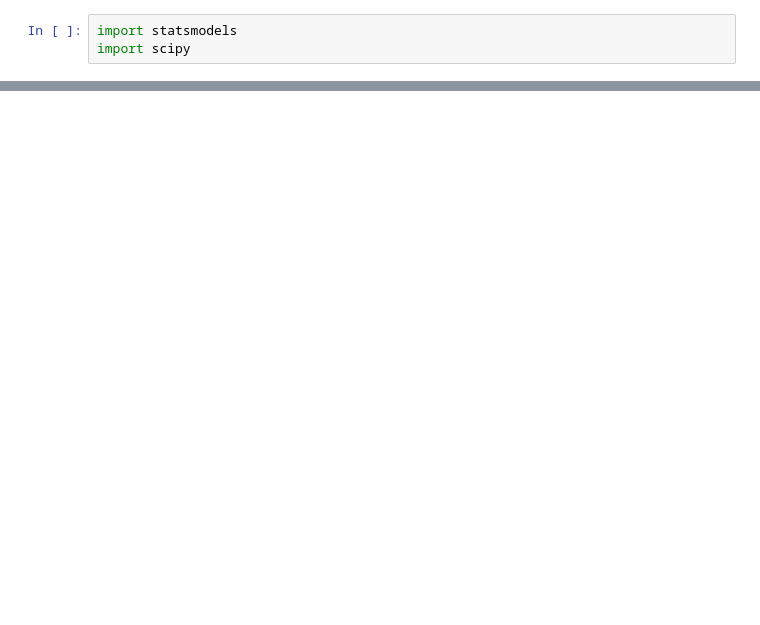
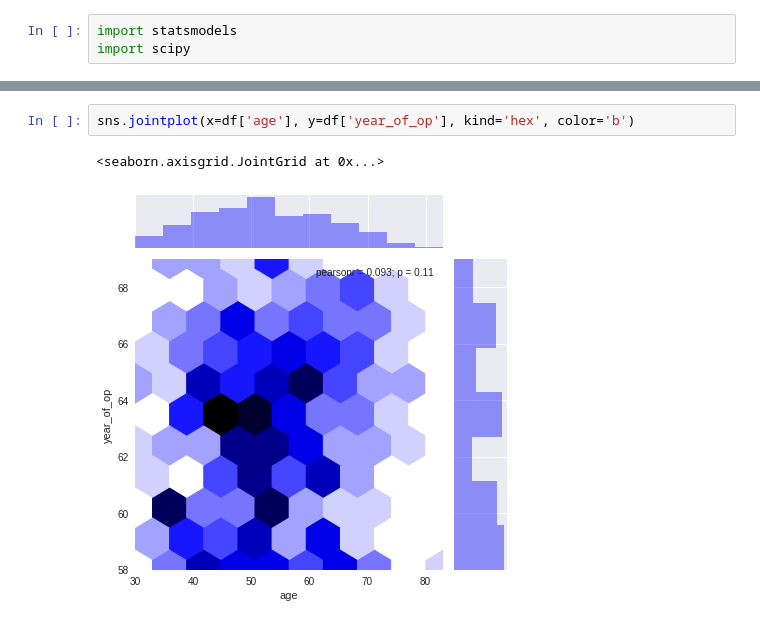
Before and after one commit to chrisl6uie/10-steps-to-become-a-data-scientist, a Jupyter notebook: DS_Unit_1_Sprint_Challenge_1.ipynb, the cells around one changed output, grey strips where cells are left out. Saved outputs shown, nothing was run; the diff lists cells and outputs as text; blank space fills up the shorter version.

```diff
--- a/DS_Unit_1_Sprint_Challenge_1.ipynb
+++ b/DS_Unit_1_Sprint_Challenge_1.ipynb
@@ -238,0 +254,5 @@ AttributeError: ignored
+# %%
+sns.jointplot(x=df['age'], y=df['year_of_op'], kind='hex', color='b')
+# %% [output]
+<seaborn.axisgrid.JointGrid at 0x...>
+[figure, added]
```
Also changed, not shown: parts of 13 cells of this notebook.
